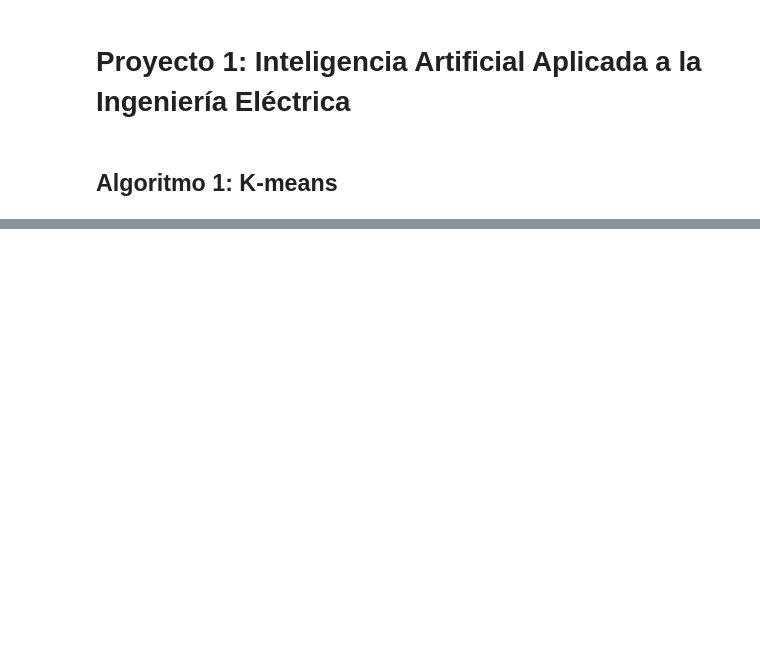
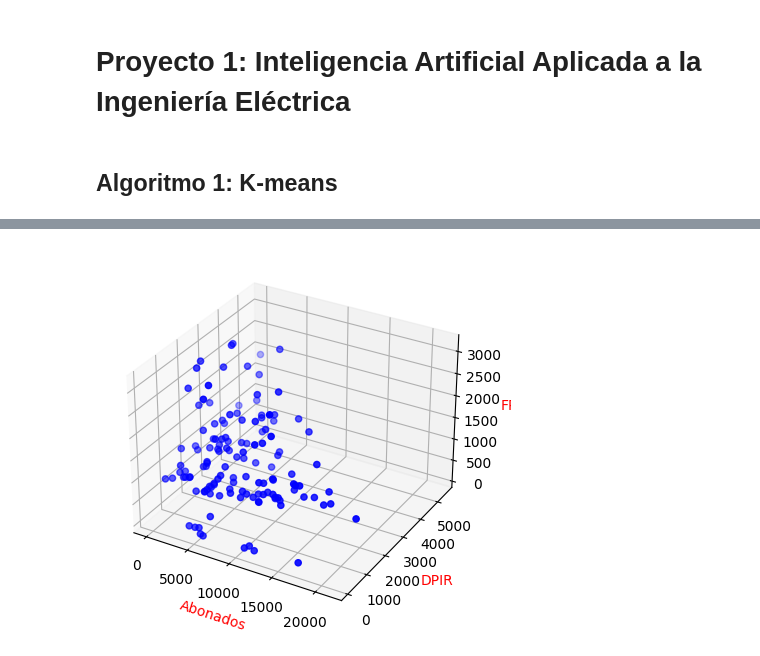
Before and after one commit to marpermon/AI_Projects, a Jupyter notebook: Proyecto1/Proyecto1.ipynb, the cells around one changed output, grey strips where cells are left out. Saved outputs shown, nothing was run; the diff lists cells and outputs as text; code cells hidden in the pictures; blank space fills up the shorter version.

```diff
--- a/Proyecto1/Proyecto1.ipynb
+++ b/Proyecto1/Proyecto1.ipynb
@@ -10,5 +12,7 @@ from sklearn.cluster import KMeans
 # %%
 # Importamos los datos del anexo A
 csv_file = 'AnexoA.csv'
-df = pd.read_csv(csv_file)
+datosA = pd.read_csv(csv_file)
+print(datosA.info())
+print(datosA.head())
 # %% [output]
@@ -15,0 +64,17 @@ UnicodeDecodeError: 'utf-8' codec can't decode byte 0xda in position 119: invali
+# %%
+# Análisis exploratorio gráfica de los datos
+xA = datosA.Abonados
+yA = datosA.DPIR
+zA = datosA.FPI
+
+fig = plt.figure()
+ax = fig.add_subplot(111, projection='3d')
+ax.scatter(xA, yA, zA, c='b', marker='o')
+ax.set_xlabel('Abonados')
+ax.set_ylabel('DPIR')
+ax.set_zlabel('FPI')
+ax.xaxis.label.set_color('red')
+ax.yaxis.label.set_color('red')
+ax.zaxis.label.set_color('red')
+# %% [output]
+[figure, added]
```
Also changed, not shown: parts of 7 cells of this notebook.
